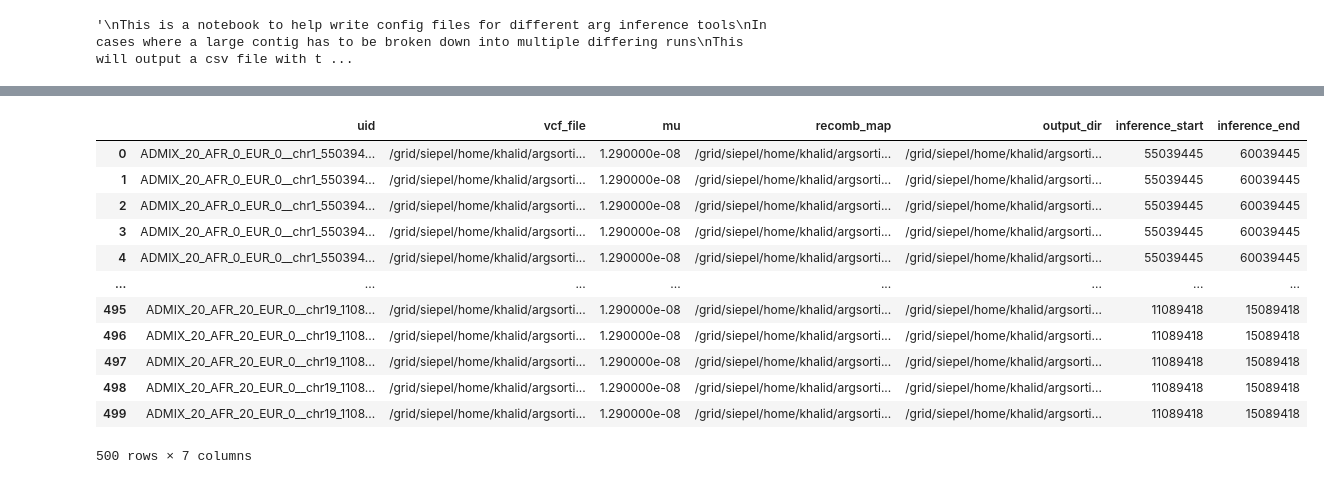
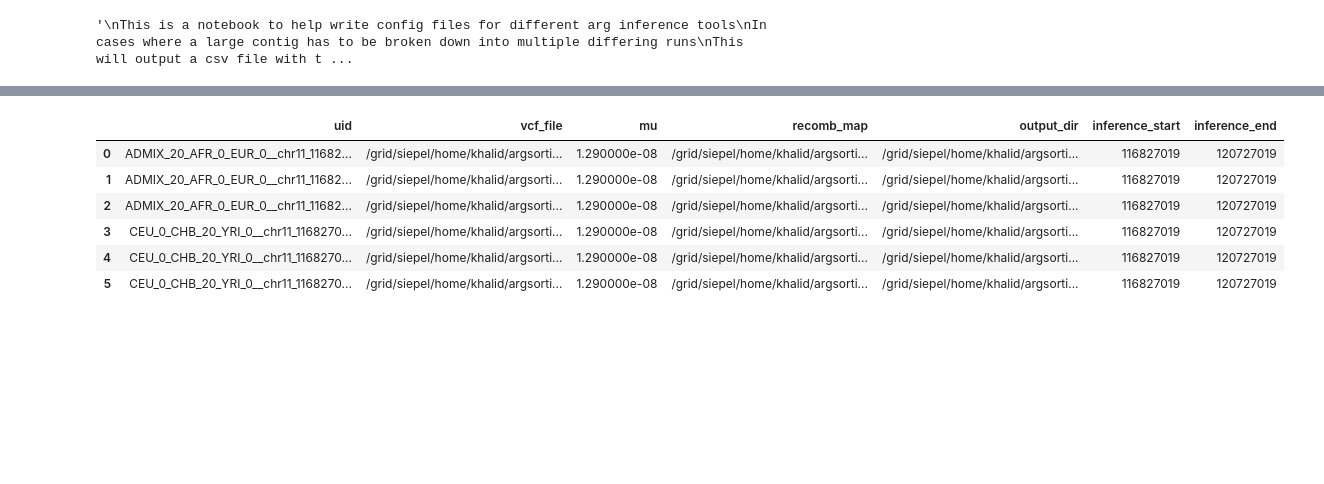
Before and after one commit to argsortium/argsortium-inference, a Jupyter notebook: misc/config_helper.ipynb, the cells around one changed output, grey strips where cells are left out. Saved outputs shown, nothing was run; the diff lists cells and outputs as text; code cells hidden in the pictures; blank space fills up the shorter version.

```diff
--- a/misc/config_helper.ipynb
+++ b/misc/config_helper.ipynb
@@ -251,16 +238,10 @@ Wrote 500 runs to /grid/siepel/home/khalid/argsortium-inference/argweaver/myconf
 # %%
-pd.read_csv("/grid/siepel/home/khalid/argsortium-inference/argweaver/myconfigs/2026_05_11_runs/master_params.csv")
+pd.read_csv("/grid/siepel/home/khalid/argsortium-inference/relate/myconfigs/2026_05_11_runs/master_params.csv")
 # %% [output]
 |  | uid | vcf_file | mu | recomb_map | output_dir | inference_start | inference_end |
-| 0 | ADMIX_20_AFR_0_EUR_0__chr1_550394... | /grid/siepel/home/khalid/argsorti... | 1.290000e-08 | /grid/siepel/home/khalid/argsorti... | /grid/siepel/home/khalid/argsorti... | 55039445 | 60039445 |
-| 1 | ADMIX_20_AFR_0_EUR_0__chr1_550394... | /grid/siepel/home/khalid/argsorti... | 1.290000e-08 | /grid/siepel/home/khalid/argsorti... | /grid/siepel/home/khalid/argsorti... | 55039445 | 60039445 |
-| 2 | ADMIX_20_AFR_0_EUR_0__chr1_550394... | /grid/siepel/home/khalid/argsorti... | 1.290000e-08 | /grid/siepel/home/khalid/argsorti... | /grid/siepel/home/khalid/argsorti... | 55039445 | 60039445 |
-| 3 | ADMIX_20_AFR_0_EUR_0__chr1_550394... | /grid/siepel/home/khalid/argsorti... | 1.290000e-08 | /grid/siepel/home/khalid/argsorti... | /grid/siepel/home/khalid/argsorti... | 55039445 | 60039445 |
-| 4 | ADMIX_20_AFR_0_EUR_0__chr1_550394... | /grid/siepel/home/khalid/argsorti... | 1.290000e-08 | /grid/siepel/home/khalid/argsorti... | /grid/siepel/home/khalid/argsorti... | 55039445 | 60039445 |
-| ... | ... | ... | ... | ... | ... | ... | ... |
-| 495 | ADMIX_20_AFR_20_EUR_0__chr19_1108... | /grid/siepel/home/khalid/argsorti... | 1.290000e-08 | /grid/siepel/home/khalid/argsorti... | /grid/siepel/home/khalid/argsorti... | 11089418 | 15089418 |
-| 496 | ADMIX_20_AFR_20_EUR_0__chr19_1108... | /grid/siepel/home/khalid/argsorti... | 1.290000e-08 | /grid/siepel/home/khalid/argsorti... | /grid/siepel/home/khalid/argsorti... | 11089418 | 15089418 |
-| 497 | ADMIX_20_AFR_20_EUR_0__chr19_1108... | /grid/siepel/home/khalid/argsorti... | 1.290000e-08 | /grid/siepel/home/khalid/argsorti... | /grid/siepel/home/khalid/argsorti... | 11089418 | 15089418 |
-| 498 | ADMIX_20_AFR_20_EUR_0__chr19_1108... | /grid/siepel/home/khalid/argsorti... | 1.290000e-08 | /grid/siepel/home/khalid/argsorti... | /grid/siepel/home/khalid/argsorti... | 11089418 | 15089418 |
-| 499 | ADMIX_20_AFR_20_EUR_0__chr19_1108... | /grid/siepel/home/khalid/argsorti... | 1.290000e-08 | /grid/siepel/home/khalid/argsorti... | /grid/siepel/home/khalid/argsorti... | 11089418 | 15089418 |
+| 0 | ADMIX_20_AFR_0_EUR_0__chr11_11682... | /grid/siepel/home/khalid/argsorti... | 1.290000e-08 | /grid/siepel/home/khalid/argsorti... | /grid/siepel/home/khalid/argsorti... | 116827019 | 120727019 |
+| 1 | ADMIX_20_AFR_0_EUR_0__chr11_11682... | /grid/siepel/home/khalid/argsorti... | 1.290000e-08 | /grid/siepel/home/khalid/argsorti... | /grid/siepel/home/khalid/argsorti... | 116827019 | 120727019 |
+| 2 | ADMIX_20_AFR_0_EUR_0__chr11_11682... | /grid/siepel/home/khalid/argsorti... | 1.290000e-08 | /grid/siepel/home/khalid/argsorti... | /grid/siepel/home/khalid/argsorti... | 116827019 | 120727019 |
+| 3 | CEU_0_CHB_20_YRI_0__chr11_1168270... | /grid/siepel/home/khalid/argsorti... | 1.290000e-08 | /grid/siepel/home/khalid/argsorti... | /grid/siepel/home/khalid/argsorti... | 116827019 | 120727019 |
+| 4 | CEU_0_CHB_20_YRI_0__chr11_1168270... | /grid/siepel/home/khalid/argsorti... | 1.290000e-08 | /grid/siepel/home/khalid/argsorti... | /grid/siepel/home/khalid/argsorti... | 116827019 | 120727019 |
+| 5 | CEU_0_CHB_20_YRI_0__chr11_1168270... | /grid/siepel/home/khalid/argsorti... | 1.290000e-08 | /grid/siepel/home/khalid/argsorti... | /grid/siepel/home/khalid/argsorti... | 116827019 | 120727019 |
-500 rows × 7 columns
```
Also changed, not shown: parts of 5 cells of this notebook, 6 other files.
